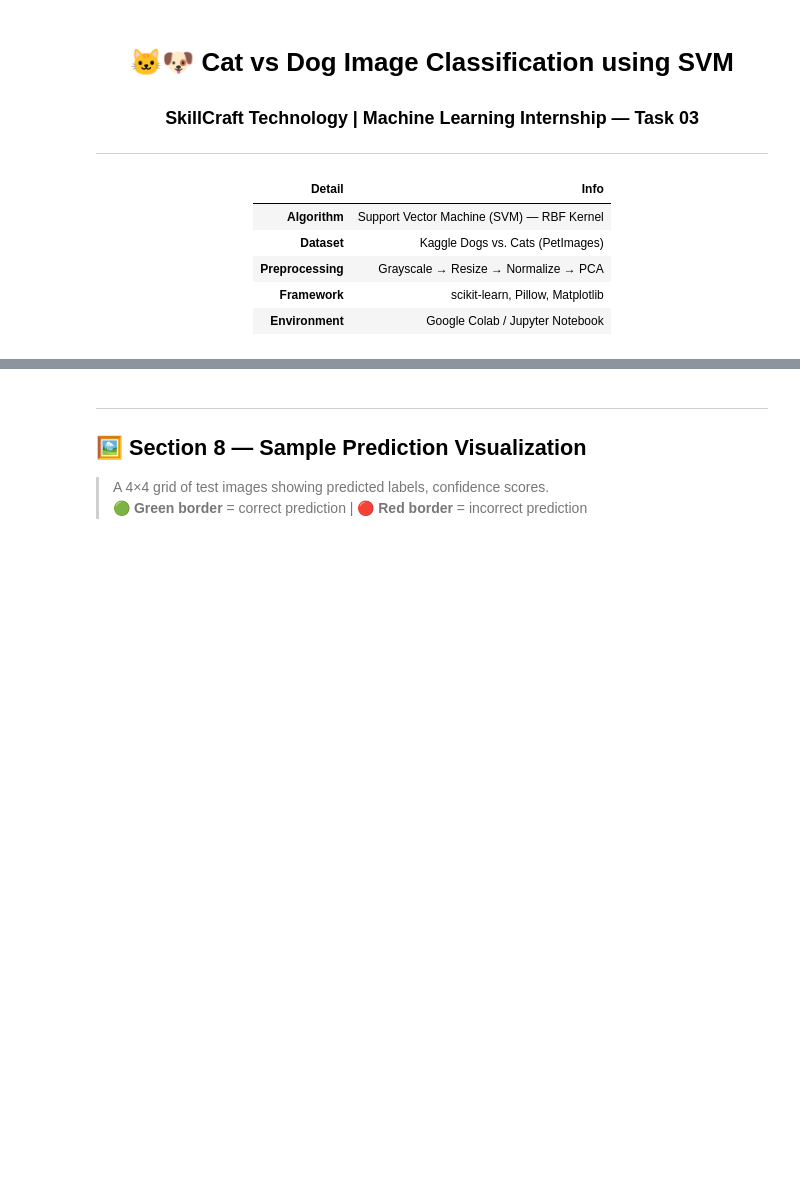
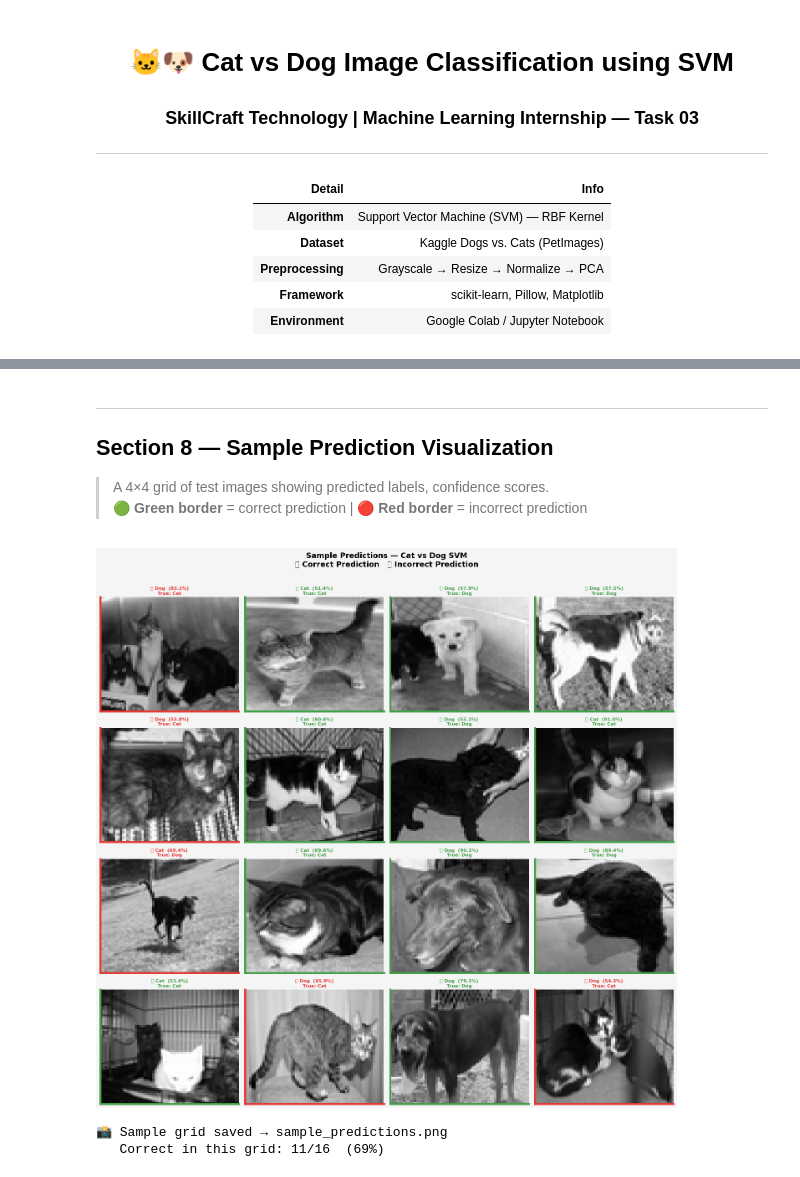
Before and after one commit to Impana2305/SCT_ML_3, a Jupyter notebook: SCT_ML_Task03_Cat_vs_Dog_SVM.ipynb, the cells around one changed output, grey strips where cells are left out. Cells and saved outputs as stored; diff of their text form; code cells hidden in the pictures; blank space fills up the shorter version.

```diff
--- a/SCT_ML_Task03_Cat_vs_Dog_SVM.ipynb
+++ b/SCT_ML_Task03_Cat_vs_Dog_SVM.ipynb
@@ -415,16 +496,19 @@ plt.show()
 | `probability` | `True` | Enables confidence score output via `predict_proba()` |
 # %%
 # ──────────────────────────────────────────────────────────────
-# SECTION 6 ▸ MODEL BUILDING — SVM
+# SECTION 6 ▸ MODEL BUILDING — SVM (Tuned)
+# ──────────────────────────────────────────────────────────────
+# Changed from C=10 (overfit) -> C=1 (better regularization)
+# Changed gamma='scale' -> 'auto' (works better with HOG features)
 # ──────────────────────────────────────────────────────────────
 
 print("🤖 Training SVM model …")
-print("   Kernel: RBF  |  C=10  |  gamma=scale\n")
+print("   Kernel: RBF  |  C=1  |  gamma=auto\n")
 
 svm_model = SVC(
     kernel="rbf",
-    C=10,
-    gamma="scale",
+    C=1,
+    gamma="auto",
     probability=True,          # needed for predict_proba()
     random_state=RANDOM_STATE,
     verbose=False
@@ -438,31 +529,32 @@ print(f"   Total SVs       : {sum(svm_model.n_support_)}")
 # %%
 # ──────────────────────────────────────────────────────────────
-# OPTIONAL ▸ HYPERPARAMETER TUNING (GridSearchCV)
-# Uncomment to run — takes ~10-20 min on Colab
+# SECTION 6b ▸ HYPERPARAMETER TUNING (GridSearchCV)
+# Finds the best C and gamma automatically via 5-fold CV
 # ──────────────────────────────────────────────────────────────
 
-"""
+print("🔍 Running GridSearchCV (5-fold CV) to find best hyperparameters …")
+print("   This may take 3-5 minutes …\n")
+
 param_grid = {
-    'C'     : [0.1, 1, 10, 50, 100],
-    'gamma' : ['scale', 'auto', 0.001, 0.01],
-    'kernel': ['rbf', 'poly']
+    'C'    : [0.1, 1, 5, 10],
+    'gamma': ['scale', 'auto', 0.001, 0.01],
 }
 
 grid_search = GridSearchCV(
-    SVC(probability=True),
+    SVC(kernel='rbf', probability=True, random_state=RANDOM_STATE),
     param_grid,
     cv=5,
     scoring='accuracy',
     n_jobs=-1,
-    verbose=2
+    verbose=1
 )
 
 grid_search.fit(X_train_pca, y_train)
 
-print("Best parameters :", grid_search.best_params_)
-print("Best CV accuracy:", f"{grid_search.best_score_*100:.2f}%")
+print("\n✅ GridSearchCV complete!")
+print(f"   Best parameters : {grid_search.best_params_}")
+print(f"   Best CV accuracy: {grid_search.best_score_*100:.2f}%")
 
+# Replace the base model with the best estimator
 svm_model = grid_search.best_estimator_
-"""
-
-print("ℹ️  GridSearchCV is commented out. Using SVC(C=10, kernel='rbf', gamma='scale').")
+print(f"\n   svm_model updated to best estimator.")
@@ -569,6 +695,6 @@ print("📊 Saved → metrics_chart.png")
 # %% [markdown]
 ---
-## 🖼️ Section 8 — Sample Prediction Visualization
+## Section 8 — Sample Prediction Visualization
 > A 4×4 grid of test images showing predicted labels, confidence scores.
 > **🟢 Green border** = correct prediction | **🔴 Red border** = incorrect prediction
 # %%
@@ -605,34 +731,38 @@ def plot_sample_predictions(X_raw, y_true, y_pred, y_proba,
     correct = 0
     for ax, idx in zip(axes.flatten(), indices):
         img        = X_raw[idx].reshape(img_size)
         true_name  = CLASS_NAMES[y_true[idx]]
         pred_name  = CLASS_NAMES[y_pred[idx]]
         confidence = y_proba[idx][y_pred[idx]] * 100
         is_correct = (y_true[idx] == y_pred[idx])
 
         border_clr = "#43A047" if is_correct else "#E53935"
         emoji      = "✅" if is_correct else "❌"
         correct   += is_correct
 
         ax.imshow(img, cmap="gray", aspect="auto")
         ax.set_title(
             f"{emoji} {pred_name}  ({confidence:.1f}%)\nTrue: {true_name}",
             fontsize=8, color=border_clr, fontweight="bold", pad=4
         )
         for spine in ax.spines.values():
             spine.set_edgecolor(border_clr)
             spine.set_linewidth(3.5)
         ax.set_xticks([])
         ax.set_yticks([])
 
     plt.tight_layout()
     plt.savefig("sample_predictions.png", dpi=150, bbox_inches="tight")
     plt.show()
     print(f"📸 Sample grid saved → sample_predictions.png")
     print(f"   Correct in this grid: {correct}/{n}  ({correct/n*100:.0f}%)")
 
 
-plot_sample_predictions(X_test_raw, y_test, y_pred, y_pred_proba)
+plot_sample_predictions(X_test_pixels, y_test, y_pred, y_pred_proba)
+# %% [output]
+[figure, added]
+📸 Sample grid saved → sample_predictions.png
+   Correct in this grid: 11/16  (69%)
 # %%
 # ── Confidence Score Distribution ─────────────────────────────
 
```
Also changed, not shown: parts of 29 cells of this notebook, 3 other files.
